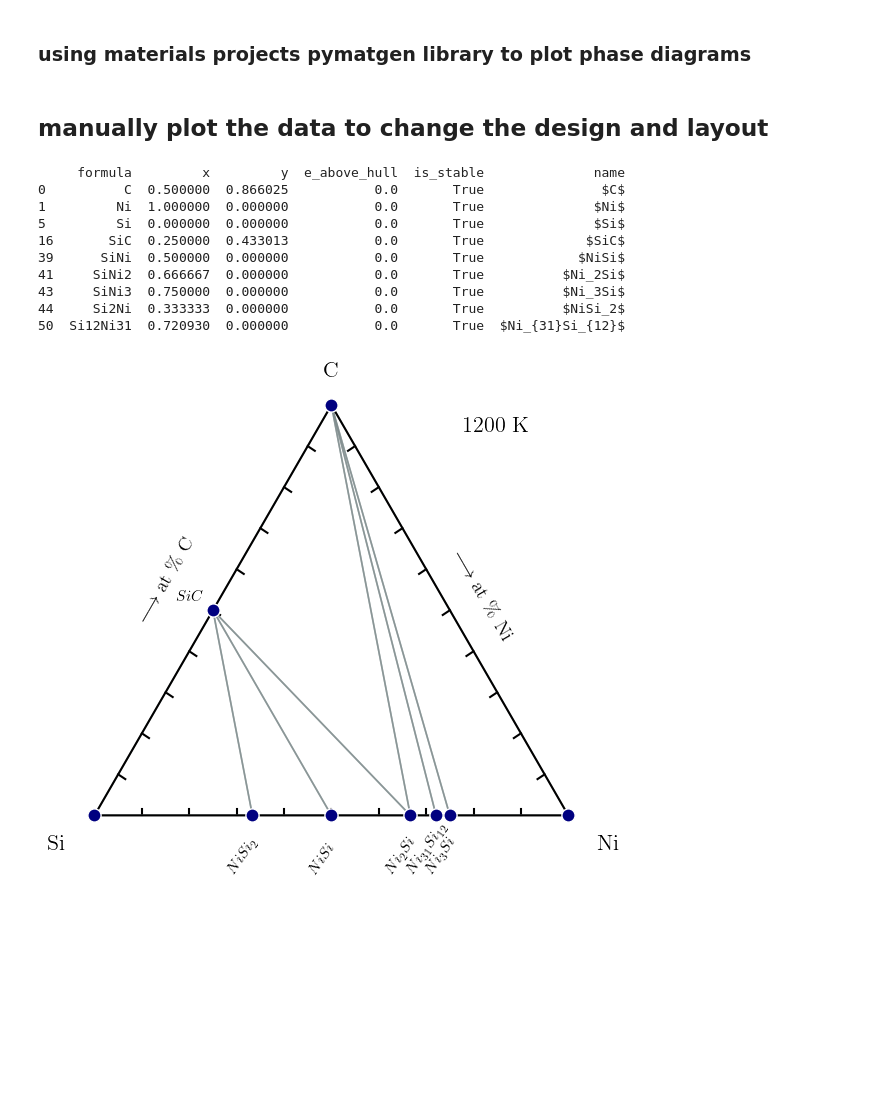
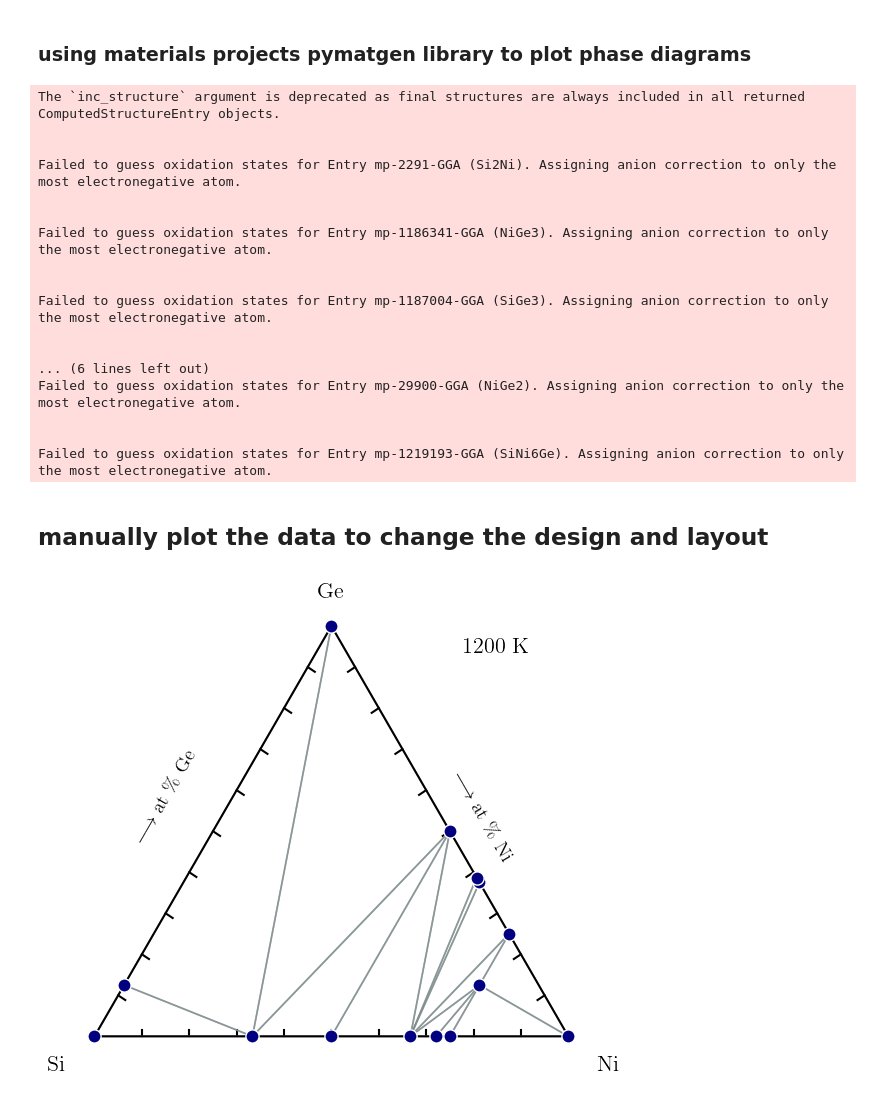
Before and after one commit to XXLutz13/Master_data, a Jupyter notebook: OtherStuff/phase_diagram.ipynb, the cells around one changed output. Cells and saved outputs as stored; diff of their text form; code cells hidden in the pictures; blank space fills up the shorter version.

Commit message:
plotting phase diagram

```diff
--- a/OtherStuff/phase_diagram.ipynb
+++ b/OtherStuff/phase_diagram.ipynb
@@ -26,7 +26,8 @@ def get_materals_project_data(elements, api_key=API_KEY):
         entries = m.get_entries_in_chemsys(elements, inc_structure=False, additional_criteria={"thermo_types": ["GGA_GGA+U", "R2SCAN"]})
     return entries
 
-elements = ["C", "Si", "Ni"]
+# elements = ["C", "Si", "Ni"]
+elements = ["Ge", "Si", "Ni"]
 entries = get_materals_project_data(elements)
 
 # 1. Initialize the compatibility scheme
@@ -44,6 +45,24 @@ pd_obj = PhaseDiagram(processed_entries)
 # 4. Plot the Phase Diagram
 plotter = PDPlotter(pd_obj, show_unstable=0.1) # show_unstable is the energy cutoff in eV/atom
 plotter.show()
+# %% [output]
+The `inc_structure` argument is deprecated as final structures are always included in all returned ComputedStructureEntry objects.
+
+
+Failed to guess oxidation states for Entry mp-2291-GGA (Si2Ni). Assigning anion correction to only the most electronegative atom.
+
+
+Failed to guess oxidation states for Entry mp-1186341-GGA (NiGe3). Assigning anion correction to only the most electronegative atom.
+
+
+Failed to guess oxidation states for Entry mp-1187004-GGA (SiGe3). Assigning anion correction to only the most electronegative atom.
+
+
+... (6 lines left out)
+Failed to guess oxidation states for Entry mp-29900-GGA (NiGe2). Assigning anion correction to only the most electronegative atom.
+
+
+Failed to guess oxidation states for Entry mp-1219193-GGA (SiNi6Ge). Assigning anion correction to only the most electronegative atom.
 # %% [markdown]
 ## manually plot the data to change the design and layout
 # %%
@@ -153,7 +172,8 @@ def get_temp_corrected_pd(entries, temp_k):
 # print(f"Thermal Stability Shift:  {abs(form_e_0k - form_e_1200k):.4f} eV/atom")
 # %%
 # Order: Top, Bottom-Left, Bottom-Right
-elements = ["C", "Si", "Ni"]
+# elements = ["C", "Si", "Ni"]
+elements = ["Ge", "Si", "Ni"]
 # df, tie_lines, labels = get_plottable_pd_data(pd_obj, vertex_order=elements)
 pd_at_1200k, gibbs_entries = get_temp_corrected_pd(processed_entries, temp_k=1200)
 df, tie_lines, labels = get_plottable_pd_data(pd_at_1200k, vertex_order=elements)
@@ -184,52 +204,42 @@ for i in [0.1, 0.2, 0.3, 0.4, 0.5, 0.6, 0.7, 0.8, 0.9]:
     ly = h - i * h
     ax.plot([lx, lx + 0.015], [ly, ly - 0.01], color='black', lw=1.5)
 
 # 4. Draw Tie-Lines (using your lines data)
 for line in tie_lines:
     (x1, y1), (x2, y2) = line
     ax.plot([x1, x2], [y1, y2], color='#7f8c8d', lw=1.2, alpha=0.7, zorder=2)
 
 # 5. Plot Points (Stable & Unstable)
 stable = df[df['is_stable']]
 ax.scatter(stable['x'], stable['y'], c="#000080", s=90, edgecolors='white', zorder=10)
 # ax.scatter(df[~df['is_stable']]['x'], df[~df['is_stable']]['y'], c='#e74c3c', s=25, alpha=0.3, zorder=3)
 
 # 6. CORNER LABELS (Positioned Outside)
 # Offset values can be tweaked based on font size
 ax.text(0.5, h + 0.05, labels[0], fontsize=16, fontweight='bold', ha='center', va='bottom')
 ax.text(-0.06, -0.04, labels[1], fontsize=16, fontweight='bold', ha='right', va='top')
 ax.text(1.06, -0.04, labels[2], fontsize=16, fontweight='bold', ha='left', va='top')
 
 # 7. Materials labels
-stable['name'] = ['$C$', '$Ni$', '$Si$', '$SiC$', '$NiSi$', '$Ni_2Si$', '$Ni_3Si$', '$NiSi_2$','$Ni_{31}Si_{12}$']
-print(stable)
-for _, row in stable.iterrows():
-    # Ignore the pure element corners for internal labeling to avoid clutter
-    if row['formula'] not in elements:
-        if row['y'] < 0.01:  # Only for points on the bottom axis
-            ax.text(row['x']-0.02, row['y']-0.13, row['name'], ha='center', va='bottom', rotation=55, fontsize=11, fontweight='bold', color='#000000')
-        else:
-            ax.text(row['x']-0.05, row['y']+0.02, row['name'], ha='center', fontsize=11, fontweight='bold', color='#000000')
+# stable['name'] = ['$C$', '$Ni$', '$Si$', '$SiC$', '$NiSi$', '$Ni_2Si$', '$Ni_3Si$', '$NiSi_2$','$Ni_{31}Si_{12}$']
+# print(stable)
+# for _, row in stable.iterrows():
+#     # Ignore the pure element corners for internal labeling to avoid clutter
+#     if row['formula'] not in elements:
+#         if row['y'] < 0.01:  # Only for points on the bottom axis
+#             ax.text(row['x']-0.02, row['y']-0.13, row['name'], ha='center', va='bottom', rotation=55, fontsize=11, fontweight='bold', color='#000000')
+#         else:
+#             ax.text(row['x']-0.05, row['y']+0.02, row['name'], ha='center', fontsize=11, fontweight='bold', color='#000000')
 
 # external labels
 ax.text(0.85, 0.8, '1200 K', fontsize=16, fontweight='bold', ha='center', va='bottom')
-ax.text(0.15, 0.4, '$\\longrightarrow$ at \% C', fontsize=14, ha='center', va='bottom', rotation=60)
-ax.text(0.82, 0.36, '$\\longrightarrow$ at \% Ni', fontsize=14, ha='center', va='bottom', rotation=-60)
+ax.text(0.15, 0.4, f'$\\longrightarrow$ at \% {labels[0]}', fontsize=14, ha='center', va='bottom', rotation=60)
+ax.text(0.82, 0.36, f'$\\longrightarrow$ at \% {labels[2]}', fontsize=14, ha='center', va='bottom', rotation=-60)
 
 ax.set_aspect('equal')
 ax.axis('off')
 plt.tight_layout()
 # plt.savefig('../images/C-Ni-Si_phase_diagram.pdf', dpi=300)
 plt.show()
 # %% [output]
-     formula         x         y  e_above_hull  is_stable              name
-0          C  0.500000  0.866025           0.0       True               $C$
-1         Ni  1.000000  0.000000           0.0       True              $Ni$
-5         Si  0.000000  0.000000           0.0       True              $Si$
-16       SiC  0.250000  0.433013           0.0       True             $SiC$
-39      SiNi  0.500000  0.000000           0.0       True            $NiSi$
-41     SiNi2  0.666667  0.000000           0.0       True          $Ni_2Si$
-43     SiNi3  0.750000  0.000000           0.0       True          $Ni_3Si$
-44     Si2Ni  0.333333  0.000000           0.0       True          $NiSi_2$
-50  Si12Ni31  0.720930  0.000000           0.0       True  $Ni_{31}Si_{12}$
-[figure, old version]
+[figure, new version]
```
Also changed, not shown: parts of 1 cell of this notebook.
